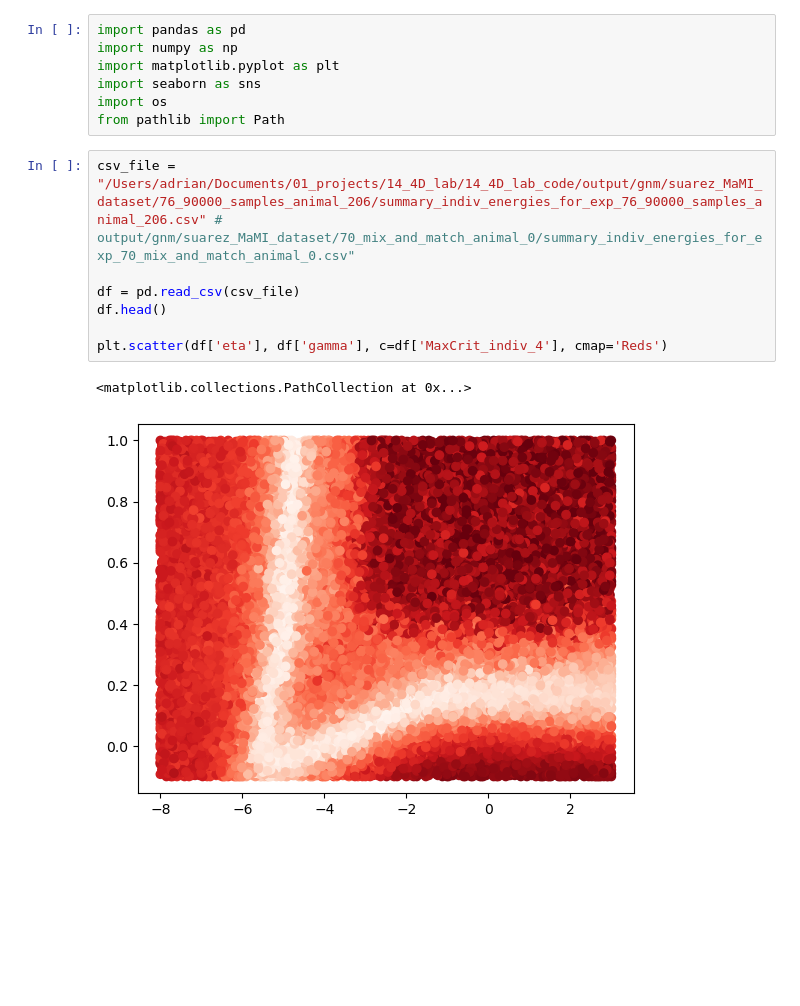
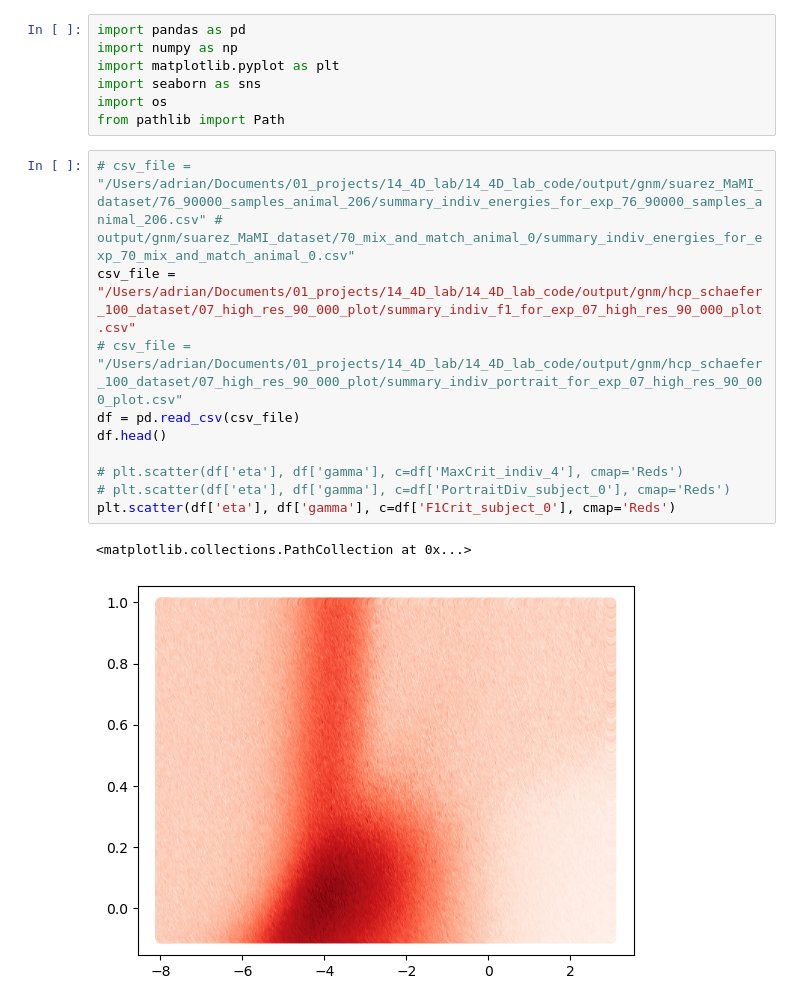
Before and after one commit to ad045/simba, a Jupyter notebook: qc_indiv_fits.ipynb, the cells around one changed output. Saved outputs shown, nothing was run; the diff lists cells and outputs as text; blank space fills up the shorter version.

```diff
--- a/qc_indiv_fits.ipynb
+++ b/qc_indiv_fits.ipynb
@@ -6,12 +6,15 @@ import seaborn as sns
 import os
 from pathlib import Path
 # %%
-csv_file = "/Users/adrian/Documents/01_projects/14_4D_lab/14_4D_lab_code/output/gnm/suarez_MaMI_dataset/76_90000_samples_animal_206/summary_indiv_energies_for_exp_76_90000_samples_animal_206.csv" # output/gnm/suarez_MaMI_dataset/70_mix_and_match_animal_0/summary_indiv_energies_for_exp_70_mix_and_match_animal_0.csv"
-
+# csv_file = "/Users/adrian/Documents/01_projects/14_4D_lab/14_4D_lab_code/output/gnm/suarez_MaMI_dataset/76_90000_samples_animal_206/summary_indiv_energies_for_exp_76_90000_samples_animal_206.csv" # output/gnm/suarez_MaMI_dataset/70_mix_and_match_animal_0/summary_indiv_energies_for_exp_70_mix_and_match_animal_0.csv"
+csv_file = "/Users/adrian/Documents/01_projects/14_4D_lab/14_4D_lab_code/output/gnm/hcp_schaefer_100_dataset/07_high_res_90_000_plot/summary_indiv_f1_for_exp_07_high_res_90_000_plot.csv"
+# csv_file = "/Users/adrian/Documents/01_projects/14_4D_lab/14_4D_lab_code/output/gnm/hcp_schaefer_100_dataset/07_high_res_90_000_plot/summary_indiv_portrait_for_exp_07_high_res_90_000_plot.csv"
 df = pd.read_csv(csv_file)
 df.head()
 
-plt.scatter(df['eta'], df['gamma'], c=df['MaxCrit_indiv_4'], cmap='Reds')
+# plt.scatter(df['eta'], df['gamma'], c=df['MaxCrit_indiv_4'], cmap='Reds')
+# plt.scatter(df['eta'], df['gamma'], c=df['PortraitDiv_subject_0'], cmap='Reds')
+plt.scatter(df['eta'], df['gamma'], c=df['F1Crit_subject_0'], cmap='Reds')
 # %% [output]
 <matplotlib.collections.PathCollection at 0x...>
-[figure, old version]
+[figure, new version]
```
Also changed, not shown: 18 other files.
